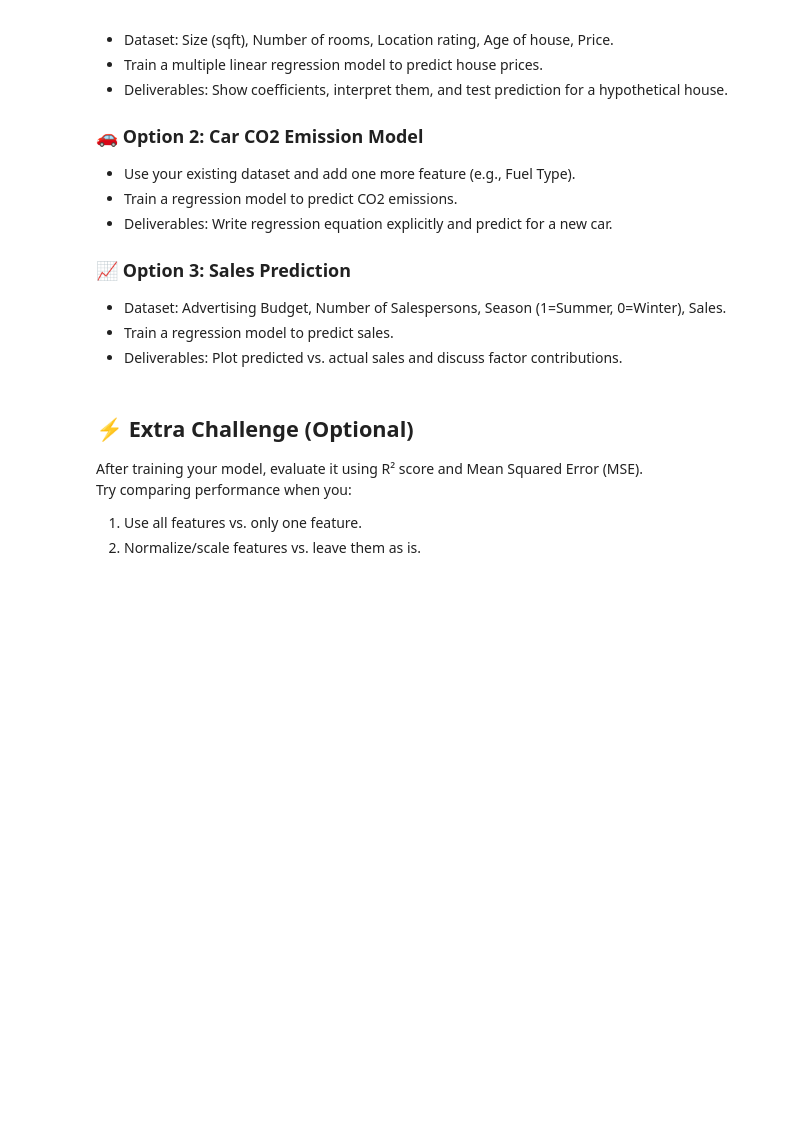
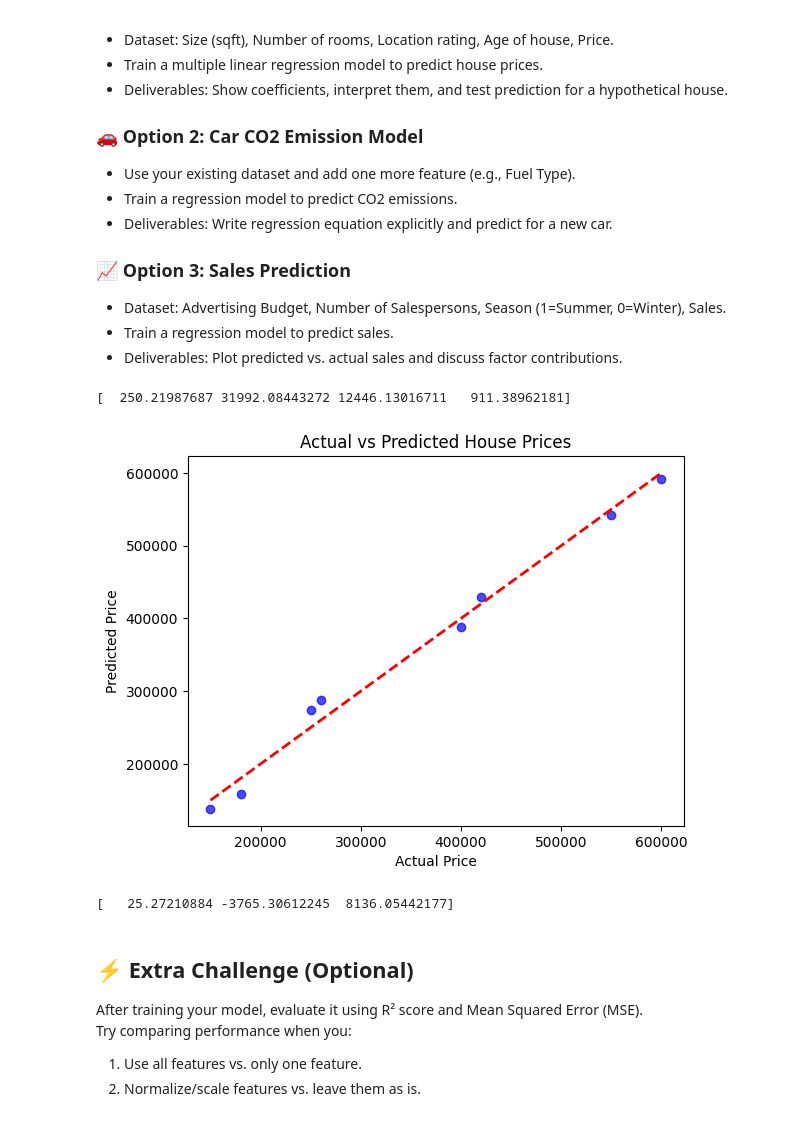
Before and after one commit to manusharansah/Python, a Jupyter notebook: Machine Learning/ML_Assignment.ipynb, the cells around one changed output. Drawn from its saved outputs; the diff is of its cells as text; code cells hidden in the pictures; blank space fills up the shorter version.

```diff
--- a/Machine Learning/ML_Assignment.ipynb
+++ b/Machine Learning/ML_Assignment.ipynb
@@ -36,3 +52,33 @@ Choose one of the following real-life inspired tasks and implement it.
 - Dataset: Advertising Budget, Number of Salespersons, Season (1=Summer, 0=Winter), Sales.
 - Train a regression model to predict sales.
 - Deliverables: Plot predicted vs. actual sales and discuss factor contributions.
+# %%
+import numpy as np
+
+import pandas as pd
+from sklearn import linear_model
+import matplotlib.pyplot as plt
+
+df = pd.read_csv('house_price.csv')
+X = df[['Size_sqft','Rooms','Location_Rating','Age']]
+y = df['Price']
+regr = linear_model.LinearRegression()
+
+regr.fit(X,y)
+
+print(regr.coef_)
+# Predict for all X at once
+y_pred = regr.predict(X)
+
+# Plot actual vs predicted
+plt.scatter(df['Price'], y_pred, color='blue', alpha=0.7)
+plt.plot([df['Price'].min(), df['Price'].max()],
+         [df['Price'].min(), df['Price'].max()],
+         'r--', lw=2)  # optional: reference line y=x
+plt.xlabel("Actual Price")
+plt.ylabel("Predicted Price")
+plt.title("Actual vs Predicted House Prices")
+plt.show()
+# %% [output]
+[  250.21987687 31992.08443272 12446.13016711   911.38962181]
+[figure, added]
@@ -39,3 +98,18 @@ Choose one of the following real-life inspired tasks and implement it.
+# %%
+
+import pandas as pd
+from sklearn import linear_model
+
+df = pd.read_csv('sales_prediction.csv')
+X = df[['Advertising_Budget','Salespersons','Season']]
+y = df['Sales']
+regr = linear_model.LinearRegression()
+
+regr.fit(X,y)
+
+print(regr.coef_)
+# %% [output]
+[   25.27210884 -3765.30612245  8136.05442177]
 # %% [markdown]
 ## ⚡ Extra Challenge (Optional)
 After training your model, evaluate it using R² score and Mean Squared Error (MSE).
```
Also changed, not shown: parts of 3 cells of this notebook, 5 other files.
